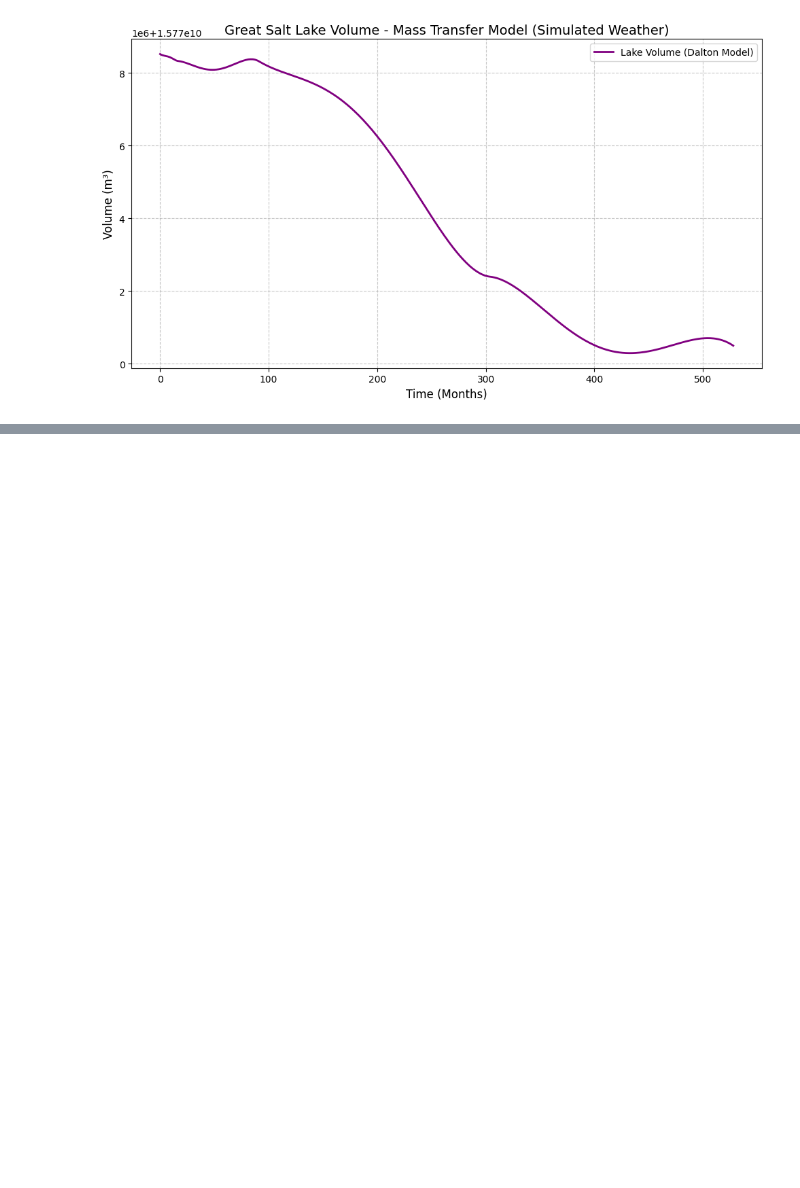
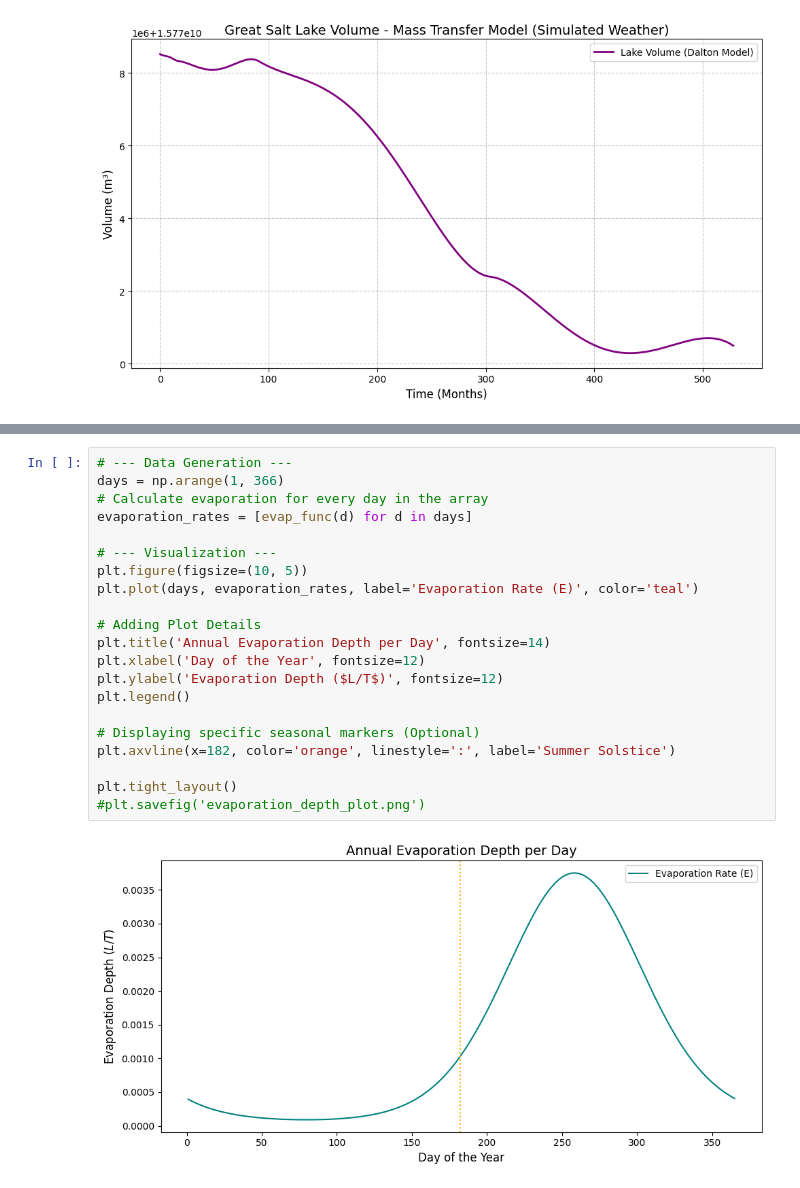
Before and after one commit to danilomcmaster/GSLModel, a Jupyter notebook: evap.ipynb, the cells around one changed output, grey strips where cells are left out. Saved outputs shown, nothing was run; the diff lists cells and outputs as text; blank space fills up the shorter version.

```diff
--- a/evap.ipynb
+++ b/evap.ipynb
@@ -229,0 +304,23 @@ plt.show()
+# %%
+# --- Data Generation ---
+days = np.arange(1, 366)
+# Calculate evaporation for every day in the array
+evaporation_rates = [evap_func(d) for d in days]
+
+# --- Visualization ---
+plt.figure(figsize=(10, 5))
+plt.plot(days, evaporation_rates, label='Evaporation Rate (E)', color='teal')
+
+# Adding Plot Details
+plt.title('Annual Evaporation Depth per Day', fontsize=14)
+plt.xlabel('Day of the Year', fontsize=12)
+plt.ylabel('Evaporation Depth ($L/T$)', fontsize=12)
+plt.legend()
+
+# Displaying specific seasonal markers (Optional)
+plt.axvline(x=182, color='orange', linestyle=':', label='Summer Solstice')
+
+plt.tight_layout()
+#plt.savefig('evaporation_depth_plot.png')
+# %% [output]
+[figure, added]
```
Also changed, not shown: parts of 2 cells of this notebook.
